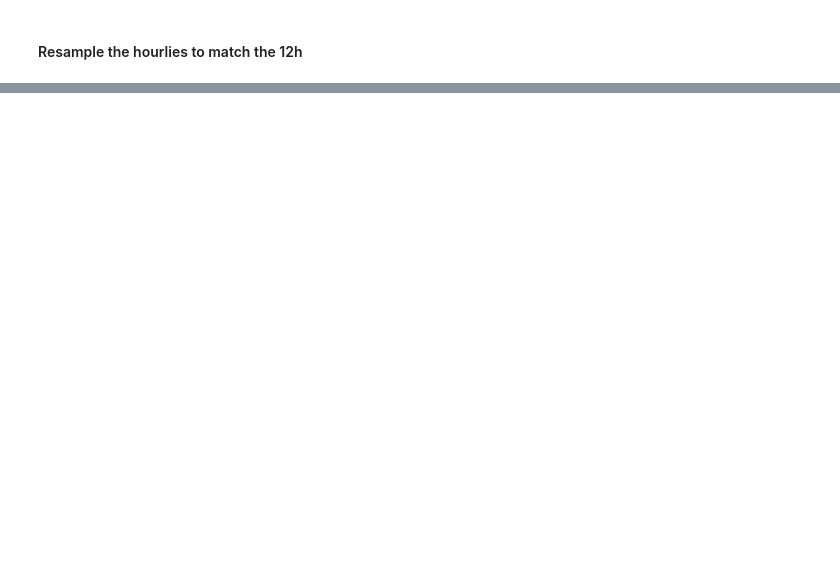
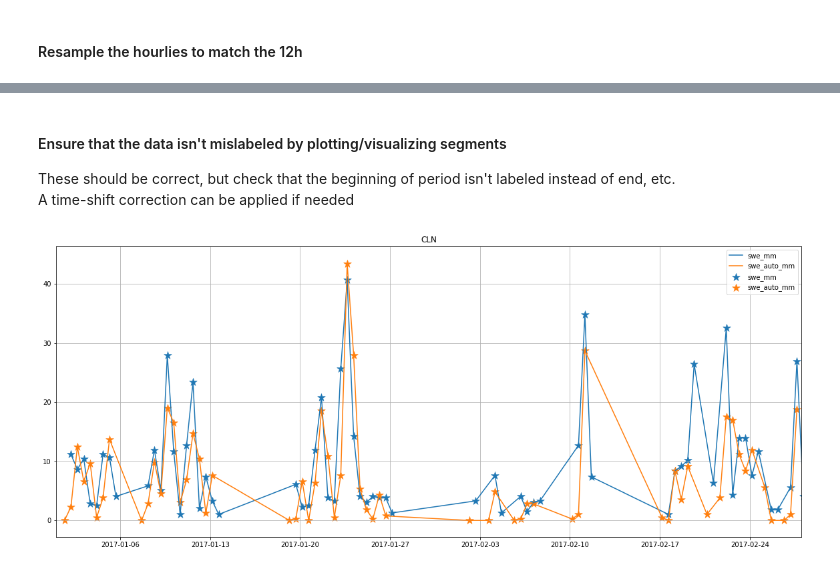
Before and after one commit to m-wessler/snow-liquid-ratio, a Jupyter notebook: data-viz/Alta_Collins_Invest.ipynb, the cells around one changed output, grey strips where cells are left out. Drawn from its saved outputs; the diff is of its cells as text; code cells hidden in the pictures; blank space fills up the shorter version.

```diff
--- a/data-viz/Alta_Collins_Invest.ipynb
+++ b/data-viz/Alta_Collins_Invest.ipynb
@@ -114,0 +171,33 @@ data_all[:10]
+# %% [markdown]
+#### Ensure that the data isn't mislabeled by plotting/visualizing segments
+These should be correct, but check that the beginning of period isn't labeled instead of end, etc.<br>
+A time-shift correction can be applied if needed
+# %%
+# I think the Alta dataset is labeled with the period START not END...
+# 12 hour time shift seems to fix the issue with the data
+time_shift = 12
+
+fig, ax = plt.subplots(1, figsize=(20, 8), facecolor='w')
+
+d0 = datetime(2017, 1, 1, 0, 0)
+d1 = datetime(2017, 2, 28, 0, 0)
+
+mask = ((data_all.index > d0) & (data_all.index <= d1) &
+        (data_all['swe_mm'] > 0.) & (data_all['snow_mm'] > 0.))
+
+ax.plot(data_all.loc[mask].index + timedelta(hours=time_shift), data_all.loc[mask, 'swe_mm'], color='C0')
+ax.scatter(data_all.loc[mask].index + timedelta(hours=time_shift), data_all.loc[mask, 'swe_mm'], marker='*', s=150, linewidth=0.5, color='C0')
+
+ax.plot(data_all.loc[mask].index, data_all.loc[mask, 'swe_auto_mm'], color='C1')
+ax.scatter(data_all.loc[mask].index, data_all.loc[mask, 'swe_auto_mm'], marker='*', s=150, linewidth=0.5, color='C1')
+
+ax.set_xlim([d0, d1])
+
+ax.set_title('%s'%site)
+
+ax.legend()
+ax.grid()
+
+plt.show()
+# %% [output]
+[figure, added]
```
Also changed, not shown: parts of 11 cells of this notebook.
